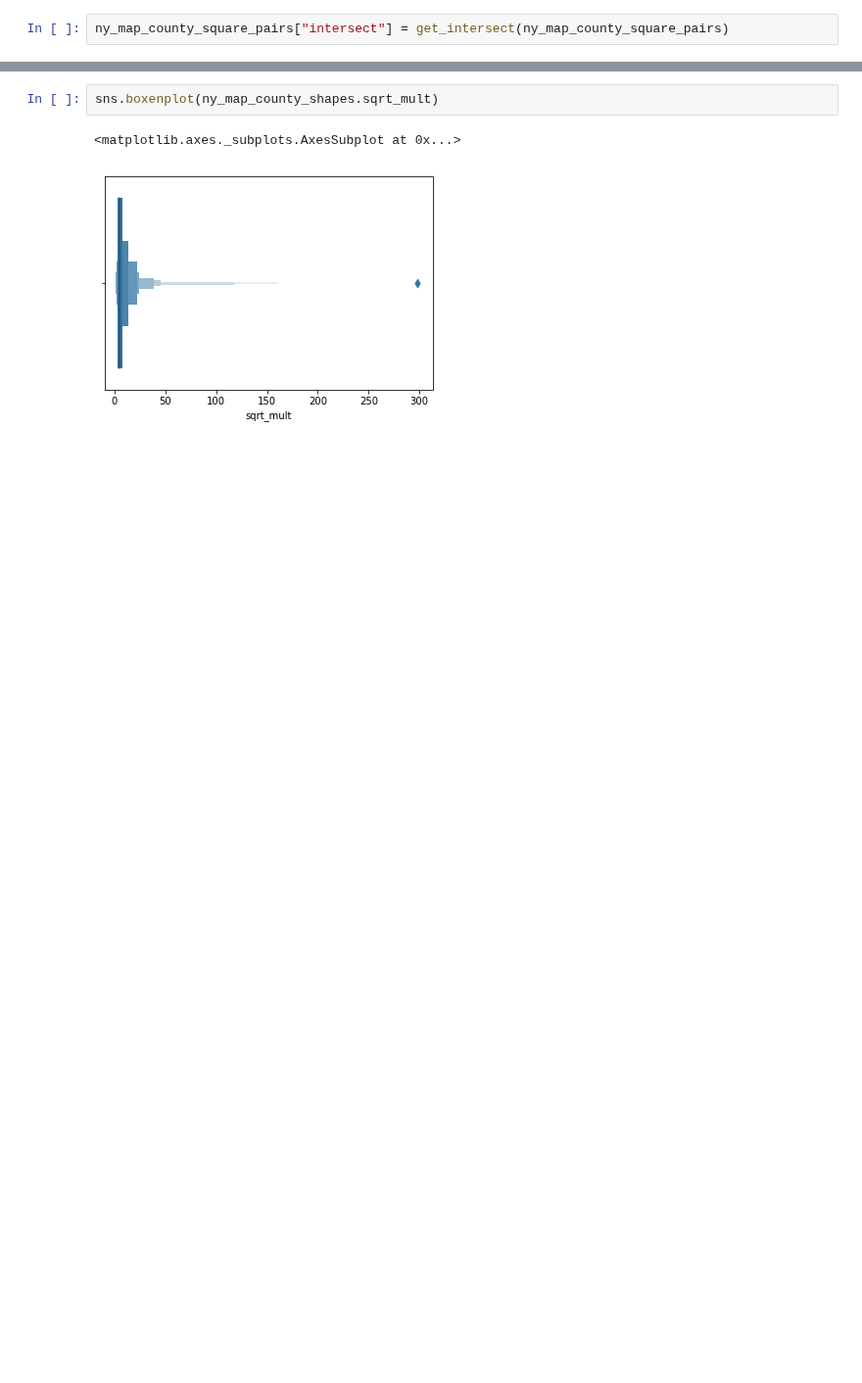
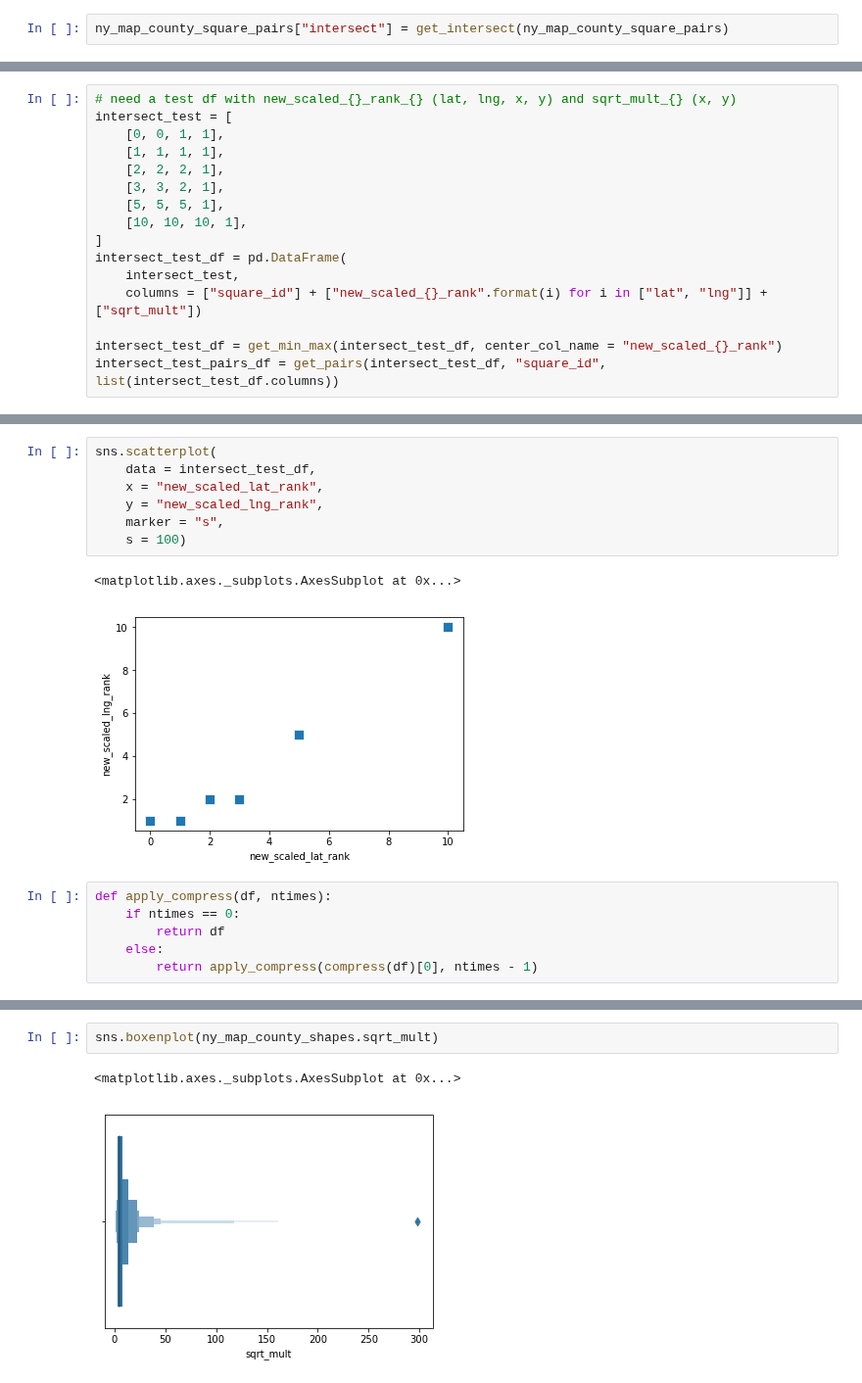
Before and after one commit to gautsi/gen-purpose-repo, a Jupyter notebook: maps/UntanglingCountiesVer2.ipynb, the cells around one changed output, grey strips where cells are left out. Shown at 98% size. Drawn from its saved outputs; the diff is of its cells as text; blank space fills up the shorter version.

```diff
--- a/maps/UntanglingCountiesVer2.ipynb
+++ b/maps/UntanglingCountiesVer2.ipynb
@@ -132,0 +145,16 @@ ny_map_county_square_pairs["intersect"] = get_intersect(ny_map_county_square_pai
+# %%
+# need a test df with new_scaled_{}_rank_{} (lat, lng, x, y) and sqrt_mult_{} (x, y)
+intersect_test = [
+    [0, 0, 1, 1],
+    [1, 1, 1, 1],
+    [2, 2, 2, 1],
+    [3, 3, 2, 1],
+    [5, 5, 5, 1],
+    [10, 10, 10, 1],
+]
+intersect_test_df = pd.DataFrame(
+    intersect_test,
+    columns = ["square_id"] + ["new_scaled_{}_rank".format(i) for i in ["lat", "lng"]] + ["sqrt_mult"])
+
+intersect_test_df = get_min_max(intersect_test_df, center_col_name = "new_scaled_{}_rank")
+intersect_test_pairs_df = get_pairs(intersect_test_df, "square_id", list(intersect_test_df.columns))
@@ -132,0 +211,16 @@ ny_map_county_square_pairs["intersect"] = get_intersect(ny_map_county_square_pai
+# %%
+sns.scatterplot(
+    data = intersect_test_df,
+    x = "new_scaled_lat_rank",
+    y = "new_scaled_lng_rank",
+    marker = "s",
+    s = 100)
+# %% [output]
+<matplotlib.axes._subplots.AxesSubplot at 0x...>
+[figure, added]
+# %%
+def apply_compress(df, ntimes):
+    if ntimes == 0:
+        return df
+    else:
+        return apply_compress(compress(df)[0], ntimes - 1)
```
Also changed, not shown: parts of 16 cells of this notebook, 1 other file.
